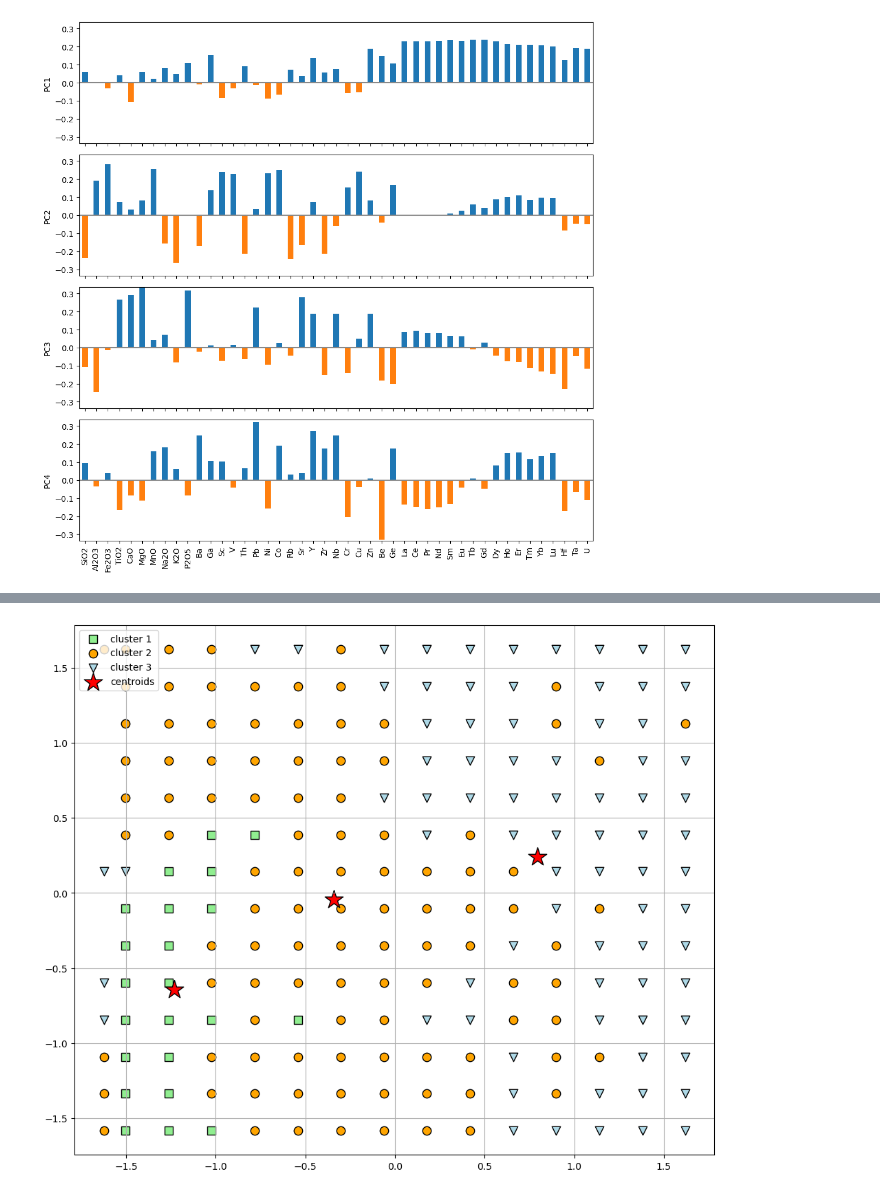
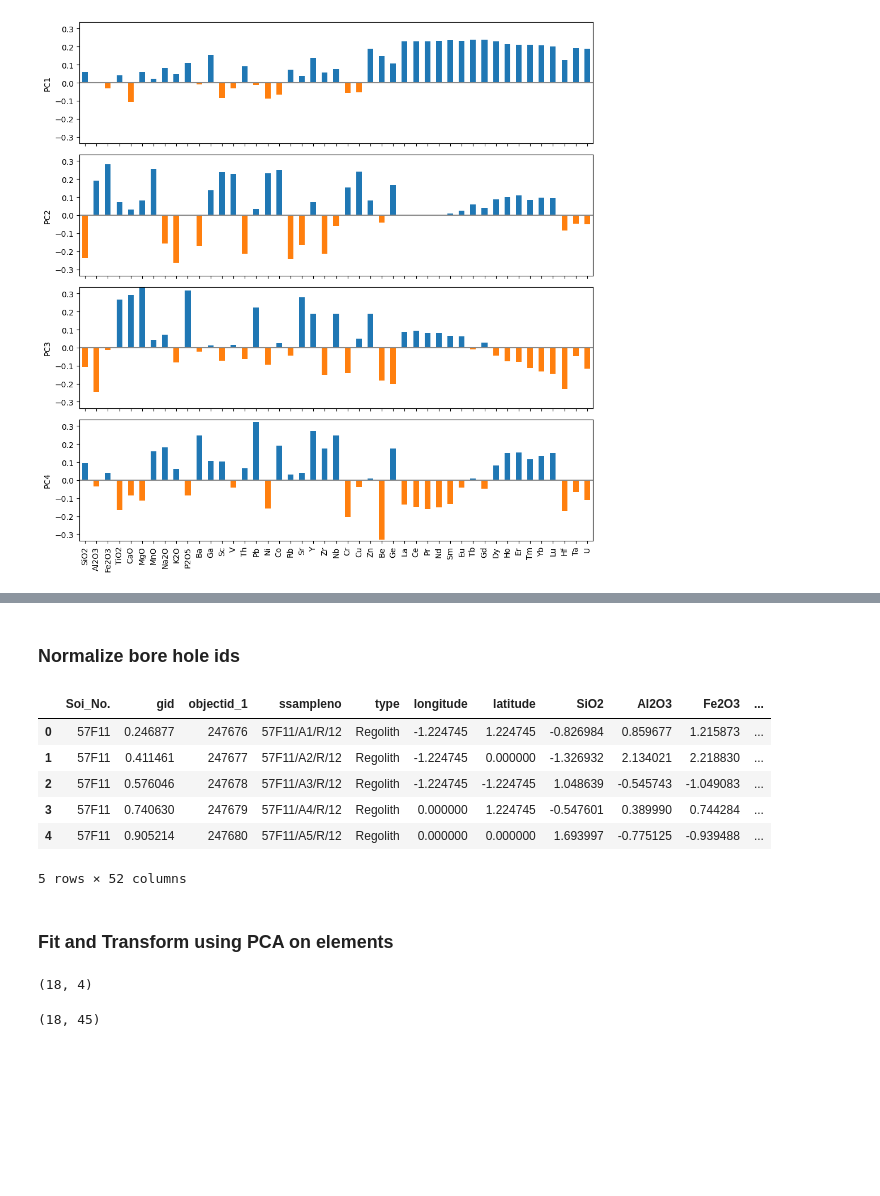
Before and after one commit to Ashish-Sasna/CMT-GSC-AI, a Jupyter notebook: Stream sediments.ipynb, the cells around one changed output, grey strips where cells are left out. Cells and saved outputs as stored; diff of their text form; code cells hidden in the pictures; blank space fills up the shorter version.

```diff
--- a/Stream sediments.ipynb
+++ b/Stream sediments.ipynb
@@ -302,10 +303,3 @@ print(f"Chemical Elements which don't contribute in the composition: {chem_elem_
 Chemical Elements which don't contribute in the composition: ['LOI', 'Au', 'Li', 'Cs', 'As', 'Sb', 'Bi', 'Se', 'Ag', 'Mo', 'Sn', 'w', 'Pt', 'Pd', 'F', 'In', 'Te', 'Tl', 'Cd', 'Hg', 'View on Map']
 # %%
 chemical_data.drop(chem_elem_rem, axis=1, inplace=True)
-# %%
-chem_elem = []
-for col in chemical_data.columns:
-    if col not in ['gid', 'objectid_1', 'ssampleno', 'type', 'longitude', 'latitude', 'Soi_No.']:
-        chem_elem.append(col)
-
-print(f"Chemical elements: {chem_elem}")
@@ -314,2 +305,0 @@ Chemical elements: ['SiO2', 'Al2O3', 'Fe2O3', 'TiO2', 'CaO', 'MgO', 'MnO', 'Na2O
-# %%
-chemical_data.drop(chem_elem_rem, axis=1, inplace=True)
@@ -481,43 +457,16 @@ y_km = km.fit_predict(loc_df)
-# %%
-# plot the 4 clusters
-plt.figure(figsize=(12,10))
-plt.scatter(
-    loc_df[y_km == 0, 0], loc_df[y_km == 0, 1],
-    s=80, c='lightgreen',
-    marker='s', edgecolor='black',
-    label='cluster 1'
-)
-
-plt.scatter(
-    loc_df[y_km == 1, 0], loc_df[y_km == 1, 1],
-    s=80, c='orange',
-    marker='o', edgecolor='black',
-    label='cluster 2'
-)
-
-plt.scatter(
-    loc_df[y_km == 2, 0], loc_df[y_km == 2, 1],
-    s=80, c='lightblue',
-    marker='v', edgecolor='black',
-    label='cluster 3'
-)
-
-# plt.scatter(
-#     loc_df[y_km == 3, 0], loc_df[y_km == 3, 1],
-#     s=80, c='yellow',
-#     marker='p', edgecolor='black',
-#     label='cluster 4'
-# )
-
-# plot the centroids
-plt.scatter(
-    km.cluster_centers_[:, 0], km.cluster_centers_[:, 1],
-    s=400, marker='*',
-    c='red', edgecolor='black',
-    label='centroids'
-)
-plt.legend(scatterpoints=1)
-plt.grid()
-plt.show()
-# %% [output]
-[figure, removed]
+# %% [markdown]
+### Normalize bore hole ids
+# %%
+sc = StandardScaler()
+norm_chem_data['gid'] = sc.fit_transform(norm_chem_data[['gid']])
+norm_chem_data.head()
+# %% [output]
+|  | Soi_No. | gid | objectid_1 | ssampleno | type | longitude | latitude | SiO2 | Al2O3 | Fe2O3 | ... |
+| 0 | 57F11 | 0.246877 | 247676 | 57F11/A1/R/12 | Regolith | -1.224745 | 1.224745 | -0.826984 | 0.859677 | 1.215873 | ... |
+| 1 | 57F11 | 0.411461 | 247677 | 57F11/A2/R/12 | Regolith | -1.224745 | 0.000000 | -1.326932 | 2.134021 | 2.218830 | ... |
+| 2 | 57F11 | 0.576046 | 247678 | 57F11/A3/R/12 | Regolith | -1.224745 | -1.224745 | 1.048639 | -0.545743 | -1.049083 | ... |
+| 3 | 57F11 | 0.740630 | 247679 | 57F11/A4/R/12 | Regolith | 0.000000 | 1.224745 | -0.547601 | 0.389990 | 0.744284 | ... |
+| 4 | 57F11 | 0.905214 | 247680 | 57F11/A5/R/12 | Regolith | 0.000000 | 0.000000 | 1.693997 | -0.775125 | -0.939488 | ... |
+5 rows × 52 columns
+# %% [markdown]
+### Fit and Transform using PCA on elements
@@ -523,0 +476,8 @@ plt.show()
+# %%
+pca_elem.shape
+# %% [output]
+(18, 4)
+# %%
+chem_elem_df.shape
+# %% [output]
+(18, 45)
```
Also changed, not shown: parts of 20 cells of this notebook.
